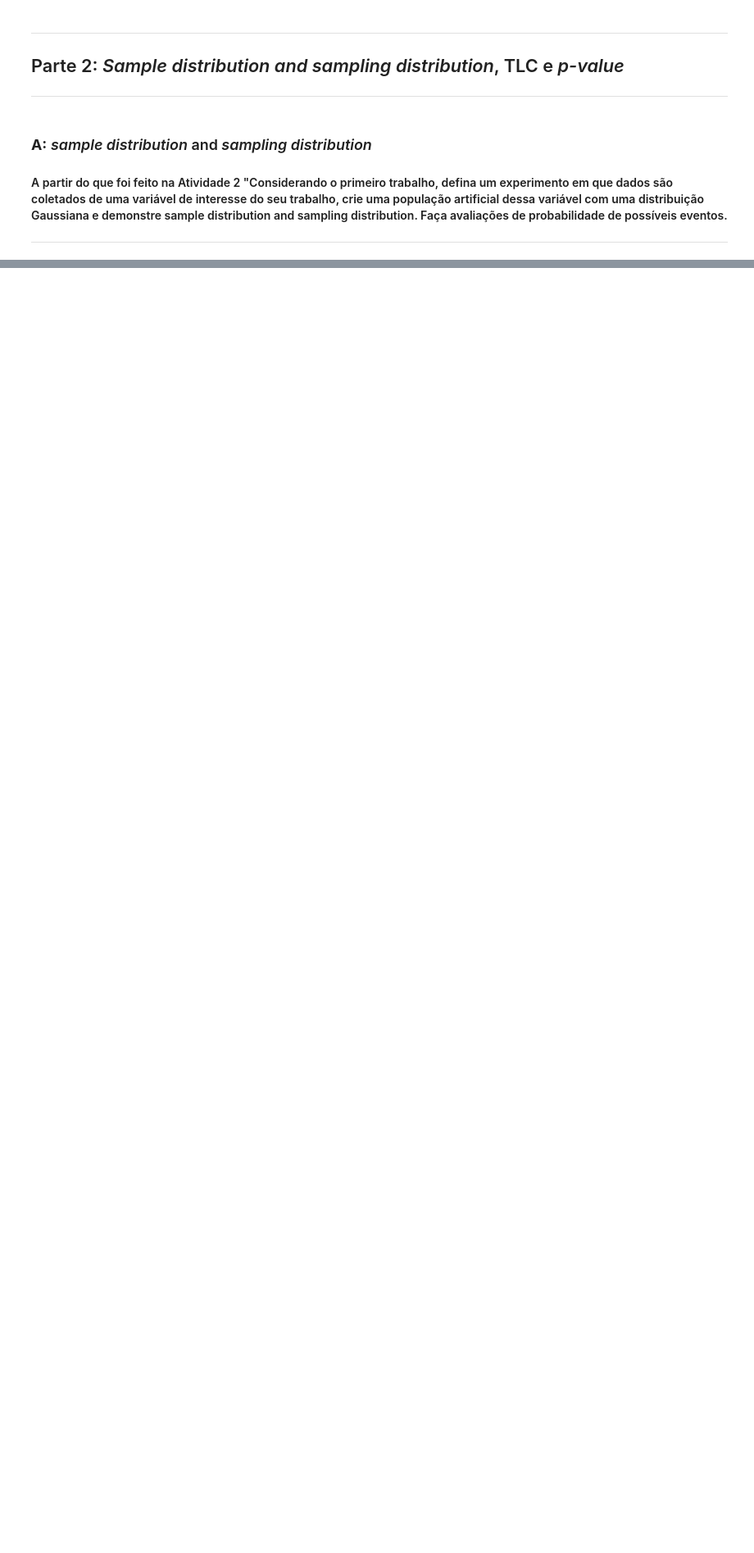
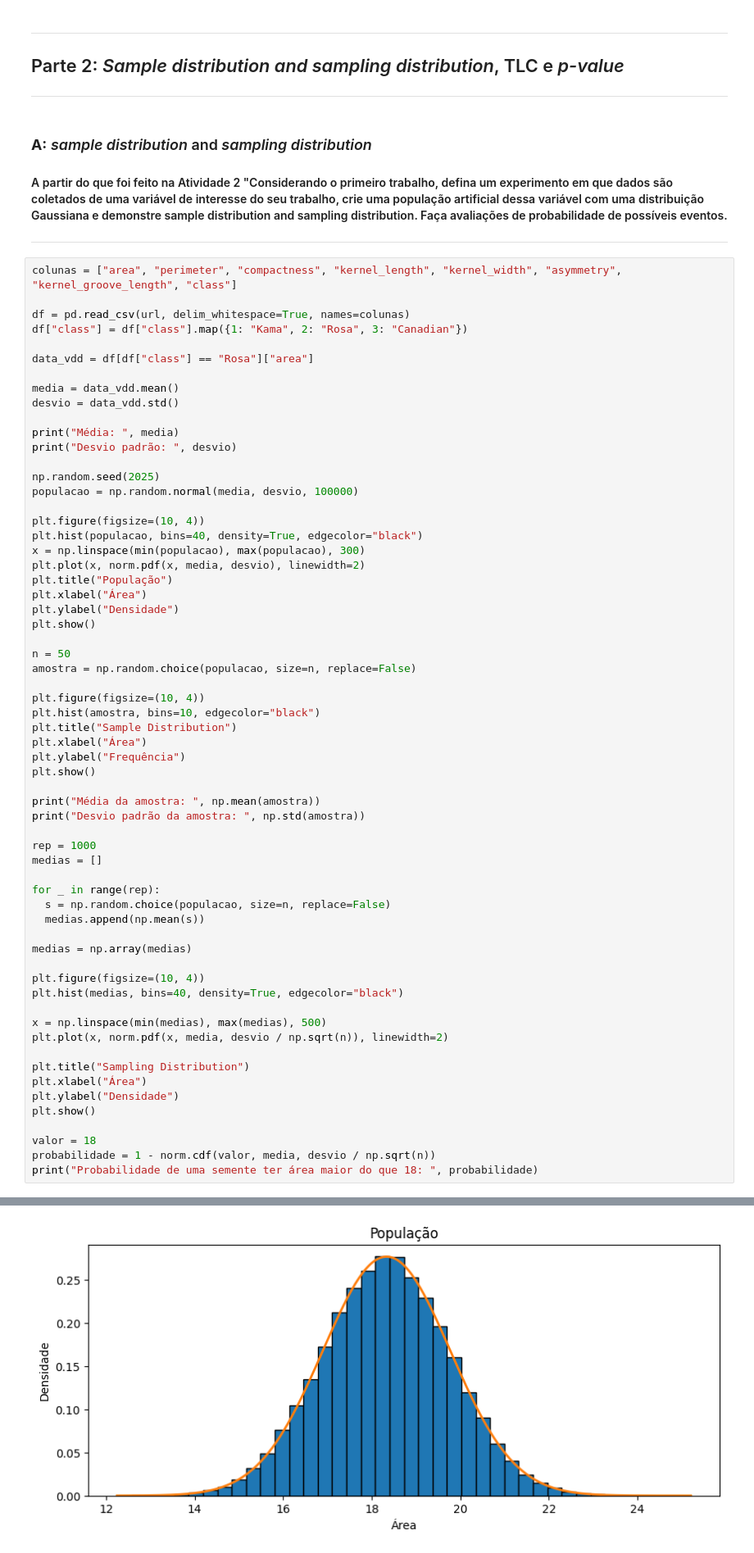
Before and after one commit to jeffersondamasceno/Estatistica-LLM-Atividade1, a Jupyter notebook: Estatistica_LLM_Atividade1.ipynb, the cells around one changed output, grey strips where cells are left out. Shown at 82% size. Drawn from its saved outputs; the diff is of its cells as text; blank space fills up the shorter version.

```diff
--- a/Estatistica_LLM_Atividade1.ipynb
+++ b/Estatistica_LLM_Atividade1.ipynb
@@ -198,3 +199,66 @@ Como descrito na teoria, as quantidades de sucessos por amostra estão na margem
 #### A partir do que foi feito na Atividade 2 "Considerando o primeiro trabalho, defina um experimento em que dados são coletados de uma variável de interesse do seu trabalho, crie uma população artificial dessa variável com uma distribuição Gaussiana e demonstre sample distribution and sampling distribution. Faça avaliações de probabilidade de possíveis eventos.
 
 ---
+# %%
+colunas = ["area", "perimeter", "compactness", "kernel_length", "kernel_width", "asymmetry", "kernel_groove_length", "class"]
+
+df = pd.read_csv(url, delim_whitespace=True, names=colunas)
+df["class"] = df["class"].map({1: "Kama", 2: "Rosa", 3: "Canadian"})
+
+data_vdd = df[df["class"] == "Rosa"]["area"]
+
+media = data_vdd.mean()
+desvio = data_vdd.std()
+
+print("Média: ", media)
+print("Desvio padrão: ", desvio)
+
+np.random.seed(2025)
+populacao = np.random.normal(media, desvio, 100000)
+
+plt.figure(figsize=(10, 4))
+plt.hist(populacao, bins=40, density=True, edgecolor="black")
+x = np.linspace(min(populacao), max(populacao), 300)
+plt.plot(x, norm.pdf(x, media, desvio), linewidth=2)
+plt.title("População")
+plt.xlabel("Área")
+plt.ylabel("Densidade")
+plt.show()
+
+n = 50
+amostra = np.random.choice(populacao, size=n, replace=False)
+
+plt.figure(figsize=(10, 4))
+plt.hist(amostra, bins=10, edgecolor="black")
+plt.title("Sample Distribution")
+plt.xlabel("Área")
+plt.ylabel("Frequência")
+plt.show()
+
+print("Média da amostra: ", np.mean(amostra))
+print("Desvio padrão da amostra: ", np.std(amostra))
+
+rep = 1000
+medias = []
+
+for _ in range(rep):
+  s = np.random.choice(populacao, size=n, replace=False)
+  medias.append(np.mean(s))
+
+medias = np.array(medias)
+
+plt.figure(figsize=(10, 4))
+plt.hist(medias, bins=40, density=True, edgecolor="black")
+
+x = np.linspace(min(medias), max(medias), 500)
+plt.plot(x, norm.pdf(x, media, desvio / np.sqrt(n)), linewidth=2)
+
+plt.title("Sampling Distribution")
+plt.xlabel("Área")
+plt.ylabel("Densidade")
+plt.show()
+
+valor = 18
+probabilidade = 1 - norm.cdf(valor, media, desvio / np.sqrt(n))
+print("Probabilidade de uma semente ter área maior do que 18: ", probabilidade)
+# %% [output]
@@ -200,0 +267 @@ Como descrito na teoria, as quantidades de sucessos por amostra estão na margem
+[figure, added]
```
Also changed, not shown: parts of 9 cells of this notebook.
